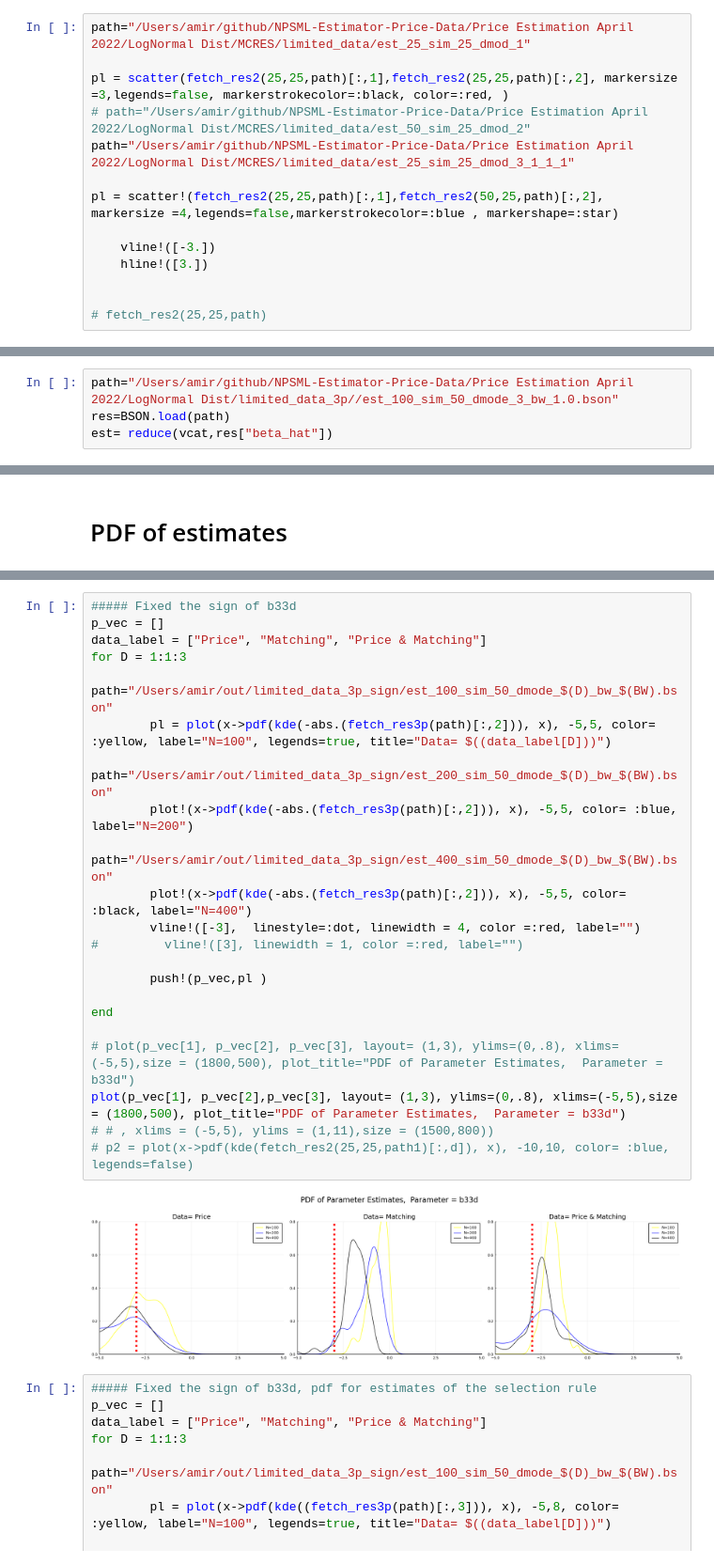
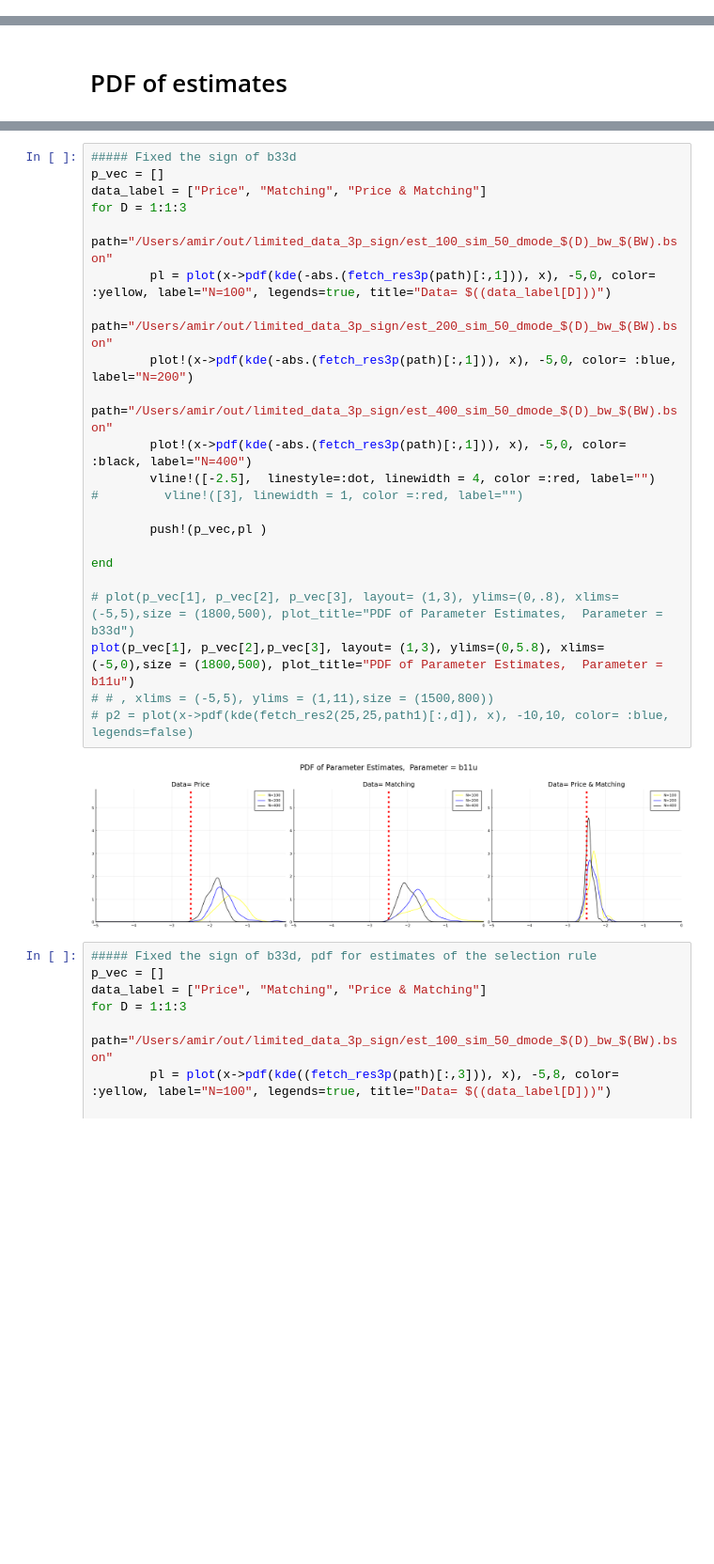
Before and after one commit to amirkp/NPSML-Estimator-Price-Data, a Jupyter notebook: Price Estimation April 2022/NOTS/output/nb 2022 07 14.ipynb, the cells around one changed output, grey strips where cells are left out. Shown at 94% size. Drawn from its saved outputs; the diff is of its cells as text; blank space fills up the shorter version.

```diff
--- a/Price Estimation April 2022/NOTS/output/nb 2022 07 14.ipynb
+++ b/Price Estimation April 2022/NOTS/output/nb 2022 07 14.ipynb
@@ -64,14 +35,0 @@ fetch_res2 (generic function with 1 method)
-# %%
-path="/Users/amir/github/NPSML-Estimator-Price-Data/Price Estimation April 2022/LogNormal Dist/MCRES/limited_data/est_25_sim_25_dmod_1"
-
-pl = scatter(fetch_res2(25,25,path)[:,1],fetch_res2(25,25,path)[:,2], markersize =3,legends=false, markerstrokecolor=:black, color=:red, )
-# path="/Users/amir/github/NPSML-Estimator-Price-Data/Price Estimation April 2022/LogNormal Dist/MCRES/limited_data/est_50_sim_25_dmod_2"
-path="/Users/amir/github/NPSML-Estimator-Price-Data/Price Estimation April 2022/LogNormal Dist/MCRES/limited_data/est_25_sim_25_dmod_3_1_1_1"
-
-pl = scatter!(fetch_res2(25,25,path)[:,1],fetch_res2(50,25,path)[:,2], markersize =4,legends=false,markerstrokecolor=:blue , markershape=:star)
-
-    vline!([-3.])
-    hline!([3.])
-
-
-# fetch_res2(25,25,path)
@@ -279,4 +180,0 @@ plot(p_vec[1], p_vec[2], p_vec[3],p_vec[4], p_vec[5], p_vec[6], layout= (2,3), x
-# %%
-path="/Users/amir/github/NPSML-Estimator-Price-Data/Price Estimation April 2022/LogNormal Dist/limited_data_3p//est_100_sim_50_dmode_3_bw_1.0.bson"
-res=BSON.load(path)
-est= reduce(vcat,res["beta_hat"])
@@ -414,27 +301,27 @@ plot(p_vec[1], p_vec[2], p_vec[3], layout= (1,3), ylims=(0,.8), xlims=(-5,5),siz
 # %%
 ##### Fixed the sign of b33d
 p_vec = []
 data_label = ["Price", "Matching", "Price & Matching"]
 for D = 1:1:3
         path="/Users/amir/out/limited_data_3p_sign/est_100_sim_50_dmode_$(D)_bw_$(BW).bson"
-        pl = plot(x->pdf(kde(-abs.(fetch_res3p(path)[:,2])), x), -5,5, color= :yellow, label="N=100", legends=true, title="Data= $((data_label[D]))")
+        pl = plot(x->pdf(kde(-abs.(fetch_res3p(path)[:,1])), x), -5,0, color= :yellow, label="N=100", legends=true, title="Data= $((data_label[D]))")
         path="/Users/amir/out/limited_data_3p_sign/est_200_sim_50_dmode_$(D)_bw_$(BW).bson"
-        plot!(x->pdf(kde(-abs.(fetch_res3p(path)[:,2])), x), -5,5, color= :blue,  label="N=200")
+        plot!(x->pdf(kde(-abs.(fetch_res3p(path)[:,1])), x), -5,0, color= :blue,  label="N=200")
         path="/Users/amir/out/limited_data_3p_sign/est_400_sim_50_dmode_$(D)_bw_$(BW).bson"
-        plot!(x->pdf(kde(-abs.(fetch_res3p(path)[:,2])), x), -5,5, color= :black, label="N=400")
-        vline!([-3],  linestyle=:dot, linewidth = 4, color =:red, label="")
+        plot!(x->pdf(kde(-abs.(fetch_res3p(path)[:,1])), x), -5,0, color= :black, label="N=400")
+        vline!([-2.5],  linestyle=:dot, linewidth = 4, color =:red, label="")
 #         vline!([3], linewidth = 1, color =:red, label="")
 
         push!(p_vec,pl )
 
 end
 
 # plot(p_vec[1], p_vec[2], p_vec[3], layout= (1,3), ylims=(0,.8), xlims=(-5,5),size = (1800,500), plot_title="PDF of Parameter Estimates,  Parameter = b33d")
-plot(p_vec[1], p_vec[2],p_vec[3], layout= (1,3), ylims=(0,.8), xlims=(-5,5),size = (1800,500), plot_title="PDF of Parameter Estimates,  Parameter = b33d")
+plot(p_vec[1], p_vec[2],p_vec[3], layout= (1,3), ylims=(0,5.8), xlims=(-5,0),size = (1800,500), plot_title="PDF of Parameter Estimates,  Parameter = b11u")
 # # , xlims = (-5,5), ylims = (1,11),size = (1500,800))
 # p2 = plot(x->pdf(kde(fetch_res2(25,25,path1)[:,d]), x), -10,10, color= :blue, legends=false)
 # %% [output]
-[figure, old version]
+[figure, new version]
 # %%
 ##### Fixed the sign of b33d, pdf for estimates of the selection rule
 p_vec = []
```
Also changed, not shown: parts of 41 cells of this notebook, 26 other files.
